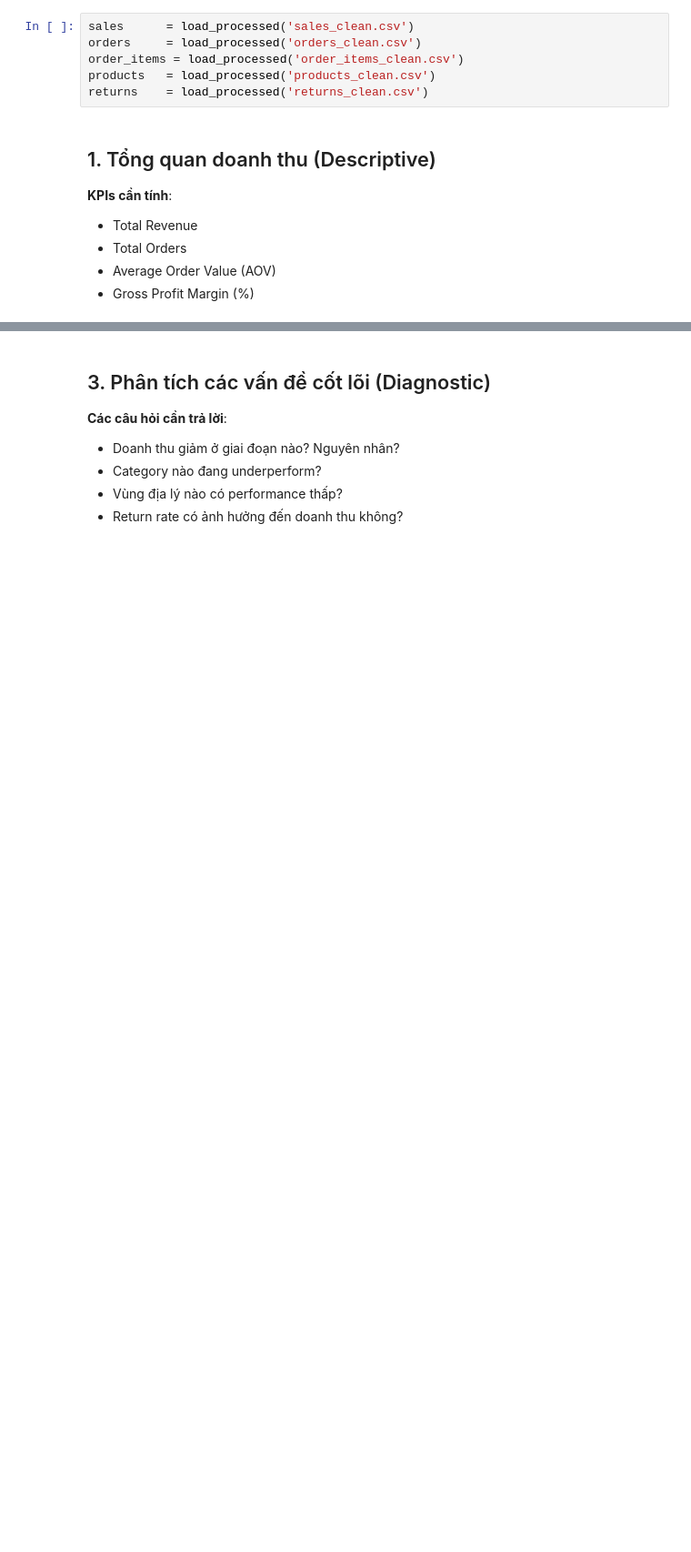
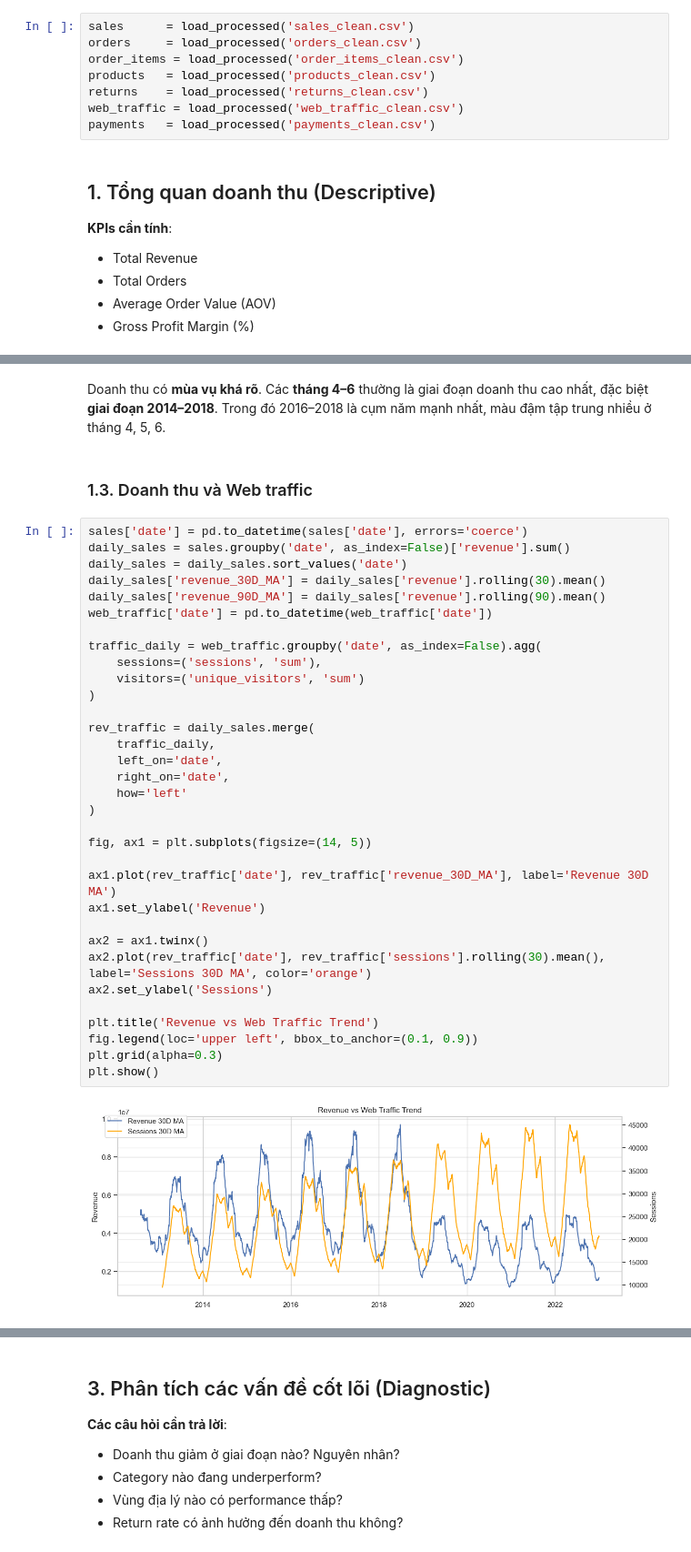
Before and after one commit to huydt11502/revenue_forecast_ecommerce, a Jupyter notebook: notebooks/05_business_analysis.ipynb, the cells around one changed output, grey strips where cells are left out. Shown at 91% size. Saved outputs shown, nothing was run; the diff lists cells and outputs as text; blank space fills up the shorter version.

```diff
--- a/notebooks/05_business_analysis.ipynb
+++ b/notebooks/05_business_analysis.ipynb
@@ -32,6 +32,8 @@ orders     = load_processed('orders_clean.csv')
 order_items = load_processed('order_items_clean.csv')
 products   = load_processed('products_clean.csv')
 returns    = load_processed('returns_clean.csv')
+web_traffic = load_processed('web_traffic_clean.csv')
+payments   = load_processed('payments_clean.csv')
 # %% [markdown]
 ## 1. Tổng quan doanh thu (Descriptive)
 
@@ -57,0 +123,39 @@ print(sales.head())
+# %% [markdown]
+Doanh thu có **mùa vụ khá rõ**. Các **tháng 4–6** thường là giai đoạn doanh thu cao nhất, đặc biệt **giai đoạn 2014–2018**. Trong đó 2016–2018 là cụm năm mạnh nhất, màu đậm tập trung nhiều ở tháng 4, 5, 6.
+# %% [markdown]
+### 1.3. Doanh thu và Web traffic
+# %%
+sales['date'] = pd.to_datetime(sales['date'], errors='coerce')
+daily_sales = sales.groupby('date', as_index=False)['revenue'].sum()
+daily_sales = daily_sales.sort_values('date')
+daily_sales['revenue_30D_MA'] = daily_sales['revenue'].rolling(30).mean()
+daily_sales['revenue_90D_MA'] = daily_sales['revenue'].rolling(90).mean()
+web_traffic['date'] = pd.to_datetime(web_traffic['date'])
+
+traffic_daily = web_traffic.groupby('date', as_index=False).agg(
+    sessions=('sessions', 'sum'),
+    visitors=('unique_visitors', 'sum')
+)
+
+rev_traffic = daily_sales.merge(
+    traffic_daily,
+    left_on='date',
+    right_on='date',
+    how='left'
+)
+
+fig, ax1 = plt.subplots(figsize=(14, 5))
+
+ax1.plot(rev_traffic['date'], rev_traffic['revenue_30D_MA'], label='Revenue 30D MA')
+ax1.set_ylabel('Revenue')
+
+ax2 = ax1.twinx()
+ax2.plot(rev_traffic['date'], rev_traffic['sessions'].rolling(30).mean(), label='Sessions 30D MA', color='orange')
+ax2.set_ylabel('Sessions')
+
+plt.title('Revenue vs Web Traffic Trend')
+fig.legend(loc='upper left', bbox_to_anchor=(0.1, 0.9))
+plt.grid(alpha=0.3)
+plt.show()
+# %% [output]
+[figure, added]
```
Also changed, not shown: parts of 18 cells of this notebook.
